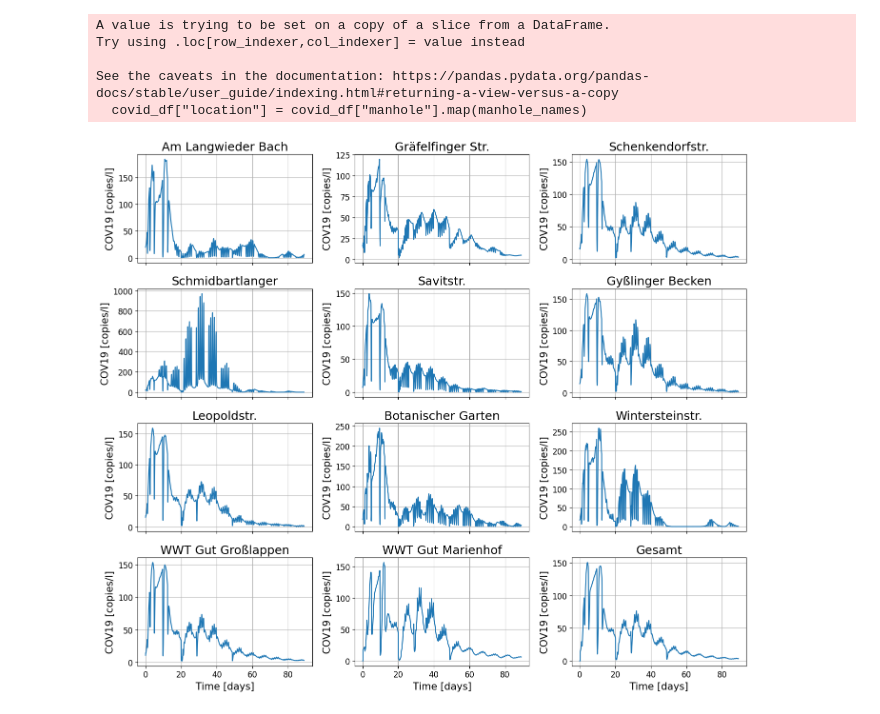
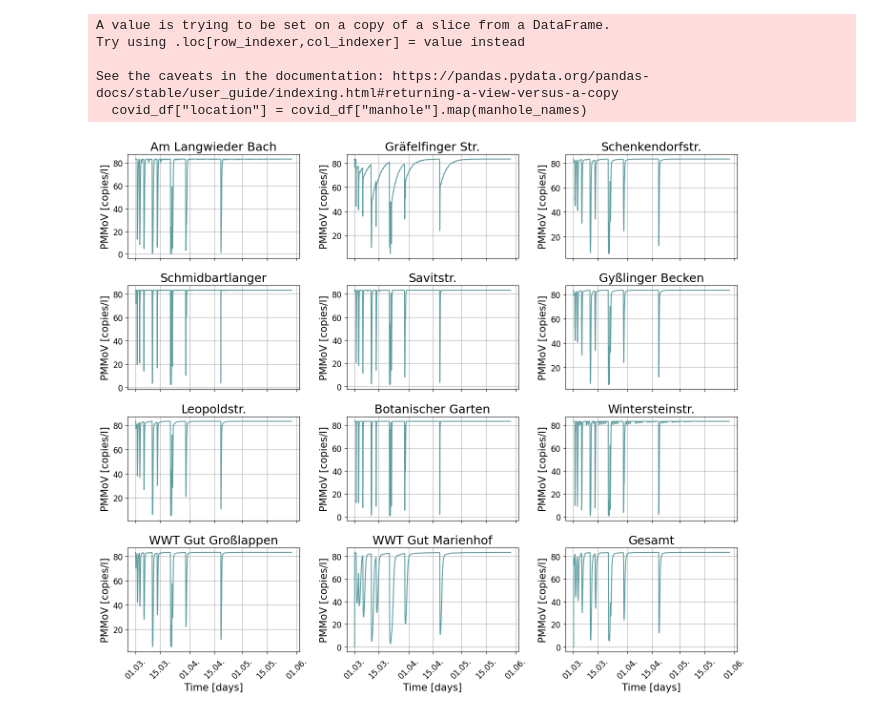
Before and after one commit to schminin/INSIDeMunich, a Jupyter notebook: analysis/scripts/basic_wastewater_visualizations.ipynb, the cells around one changed output. Saved outputs shown, nothing was run; the diff lists cells and outputs as text; code cells hidden in the pictures.

```diff
--- a/analysis/scripts/basic_wastewater_visualizations.ipynb
+++ b/analysis/scripts/basic_wastewater_visualizations.ipynb
@@ -15,3 +12,23 @@ df = df.loc[df.simulation_id == 1].drop(columns=["simulation_id"])
+# %%
+# Load the data
+result_path = f"../../preprocessing/preprocessed_data/{experiment}/"
+df = pd.read_csv(f"{result_path}/substances/{memilio_id}_output.csv")
+df = df.loc[df.simulation_id == 1].drop(columns=["simulation_id"])
+
+df_measurements = pd.read_csv(f"{result_path}/../concentration_measurements.csv")
+df_measurements.Location = df_measurements.Location.replace({'Langrieder \nBach': "Am Langwieder Bach",
+                                  'Gräfelfinger Str. \n/Waldwiesenstr.': "Gräfelfinger Str.",
+                                  "Schmidbartlanger ": "Schmidbartlanger",
+                                  "Savitsstr.": "Savitstr.",
+                                  "Gyßling Becken": "Gyßlinger Becken"})
+
+df_measurements["Below_threshold"] = False
+df_measurements.loc[df_measurements.Value=="<75", "Below_threshold"] = True
+df_measurements.loc[df_measurements.Value=="<75", "Value"] = 75/2
+df_measurements.Value = df_measurements.Value.astype(float)
+df_measurements.Date = pd.to_datetime(df_measurements.Date)
+# %%
+df["Date"] = pd.to_datetime(start_date) + pd.to_timedelta(df["time_in_minutes"], unit="min")
 # %%
 df.head()
 # %% [output]
@@ -45,35 +148,39 @@ manhole_names
 # %%
 # Filter data
-covid_df = df[(df["variable"] == "COV19") & (df["manhole"].isin(manhole_names.keys()))]
+covid_df = df[(df["variable"] == "PMMoV") & (df["manhole"].isin(manhole_names.keys()))]
 covid_df["location"] = covid_df["manhole"].map(manhole_names)
 
 # Sort locations for consistency
 locations_sorted = list(manhole_names.values())
 
 # Set up 4x2 subplots
 fig, axes = plt.subplots(nrows=4, ncols=3, figsize=(14, 12), sharex=True)
 axes = axes.flatten()
 
-
 for i, location in enumerate(locations_sorted, start=0):
     ax = axes[i]
     group = covid_df[covid_df["location"] == location]
-    ax.plot(group["time_in_days"], group["value"])
+    ax.plot(group["Date"], group["value"], color="cadetblue")
     ax.set_title(location)
-    ax.set_ylabel("COV19 [copies/l]")
+    ax.set_ylabel("PMMoV [copies/l]")
     ax.grid(True)
 
 # Set x-labels for bottom row only
 for ax in axes[-3:]:
     ax.set_xlabel("Time [days]")
 
+    for label in ax.get_xticklabels():
+        label.set_rotation(45)
+
+plt.gca().xaxis.set_major_formatter(mdates.DateFormatter("%d.%m."))  # Format without year
+
 # Add overall title
 plt.tight_layout()
 plt.show()
 # %% [output]
 A value is trying to be set on a copy of a slice from a DataFrame.
 Try using .loc[row_indexer,col_indexer] = value instead
 
 See the caveats in the documentation: https://pandas.pydata.org/pandas-docs/stable/user_guide/indexing.html#returning-a-view-versus-a-copy
   covid_df["location"] = covid_df["manhole"].map(manhole_names)
-[figure, old version]
+[figure, new version]
```
Also changed, not shown: parts of 10 cells of this notebook, 1 other file.
